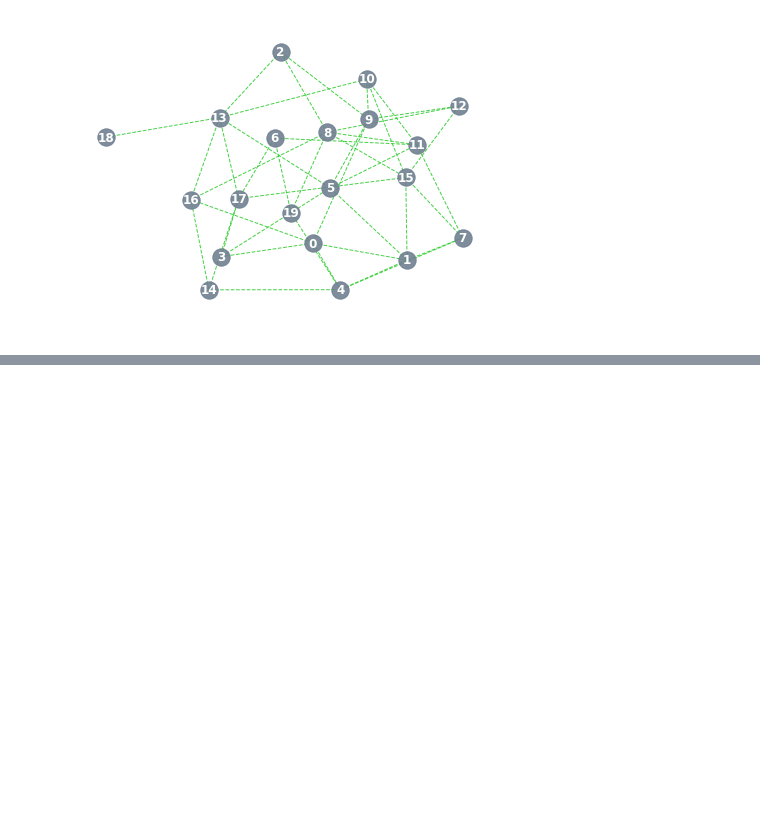
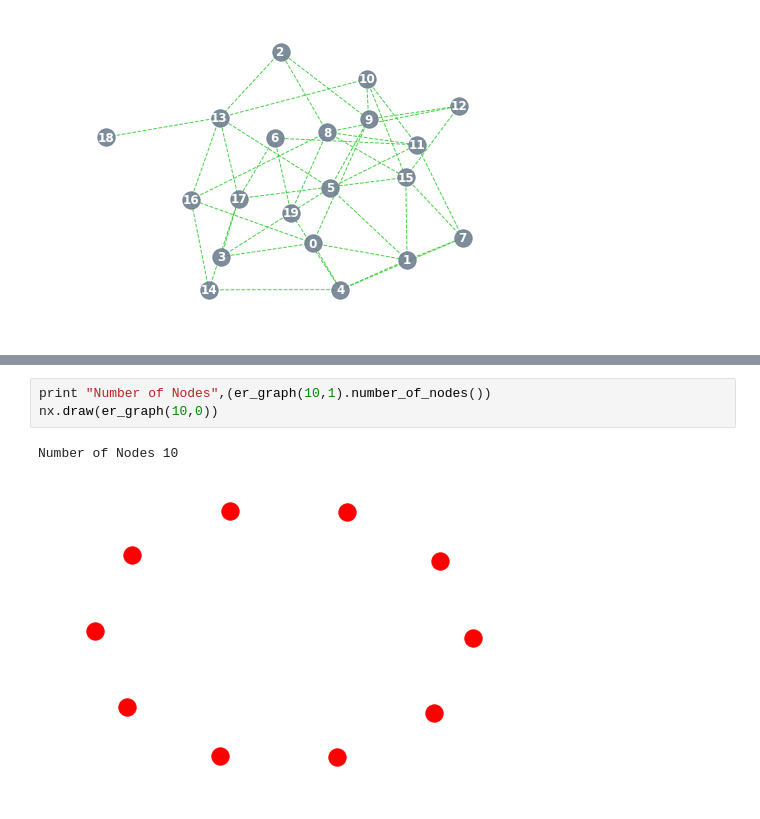
Before and after one commit to akell47/Python, a Jupyter notebook: NetworkAnalysis.ipynb, the cells around one changed output, grey strips where cells are left out. Saved outputs shown, nothing was run; the diff lists cells and outputs as text; blank space fills up the shorter version.

```diff
--- a/NetworkAnalysis.ipynb
+++ b/NetworkAnalysis.ipynb
@@ -207,0 +211,6 @@ nx.draw(er_graph(50, 0.08), with_labels=True, node_color="slategrey",
+# %%
+print "Number of Nodes",(er_graph(10,1).number_of_nodes())
+nx.draw(er_graph(10,0))
+# %% [output]
+Number of Nodes 10
+[figure, added]
```
Also changed, not shown: parts of 30 cells of this notebook, 2 other files.
